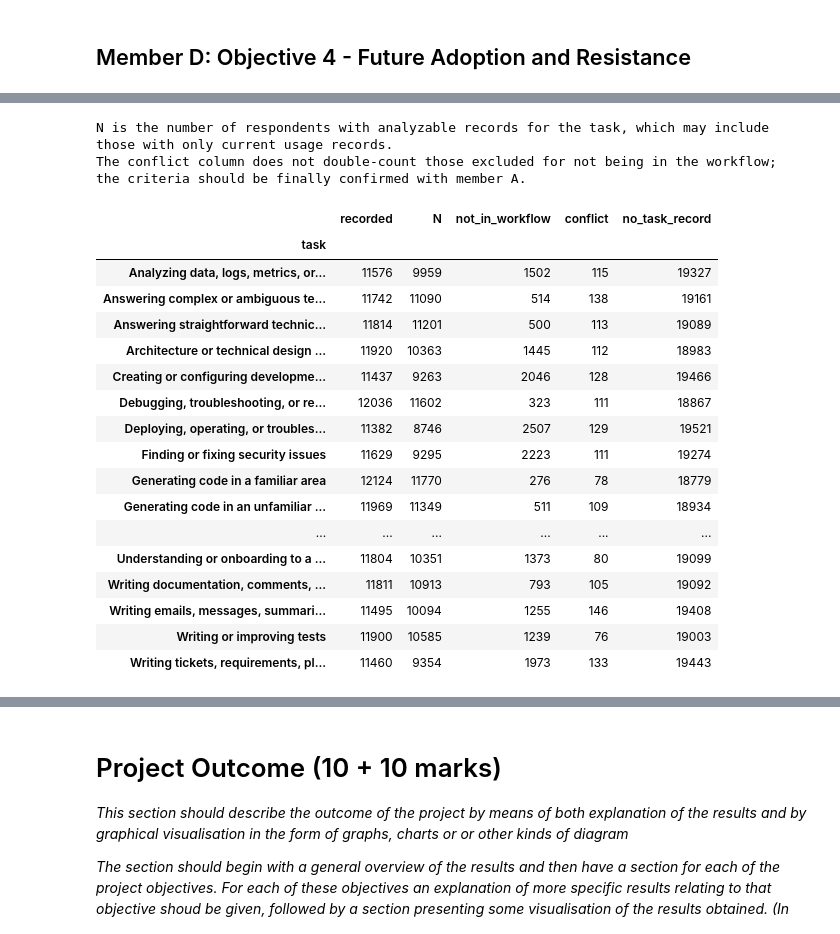
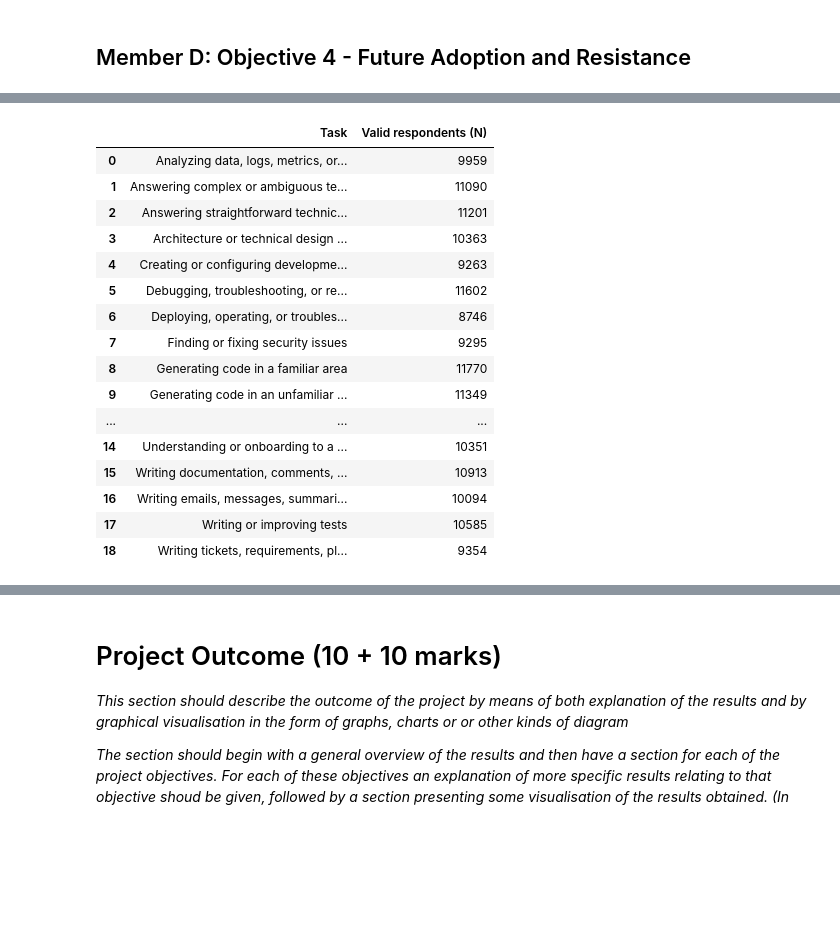
Before and after one commit to Reed-Xuu/Togepi-AI-Use-Across-Software-Development-Tasks, a Jupyter notebook: docs/member_d/group_project_D.ipynb, the cells around one changed output, grey strips where cells are left out. Saved outputs shown, nothing was run; the diff lists cells and outputs as text; code cells hidden in the pictures; blank space fills up the shorter version.

Commit message:
Update Member D analysis
Co-authored-by: Copilot <223556219+Copilot@users.noreply.github.com>

```diff
--- a/docs/member_d/group_project_D.ipynb
+++ b/docs/member_d/group_project_D.ipynb
@@ -278,0 +187,12 @@ A total of 12,547 respondents have a record in at least one of the five `AIWork`
+# %%
+work_columns = ['AIWorkCurrentlyUse', 'AIWorkExpectMore', 'AIWorkExpectLess',
+                'AIWorkDoNotPlanToUse', 'AIWorkNotInWorkflow']
+
+work_clean = work_df.copy()
+work_clean[work_columns] = work_clean[work_columns].replace(
+    {'': pd.NA, 'NA': pd.NA}
+)
+
+has_aiwork = work_clean[work_columns].notna().any(axis=1)
+print(f'Respondents with at least one AIWork answer: {has_aiwork.sum():,}')
+display(work_clean[work_columns].notna().sum().rename('answer_count').to_frame())
@@ -319,56 +244,47 @@ The provisional denominator `N` is the number of respondents with a recorded, ap
 # %%
-# 步骤 4：按受访者和任务检查状态，计算暂定分母。
-# 每个任务的 N 只包括有该任务记录、未标记不属于工作流程且无明显冲突的人。
-# crosstab 以 ID 和任务作为组合索引、状态作为列；gt(0) 将计数变成 True/False。
-# reindex 确保五个状态列都存在，即使某个状态在数据中完全没有出现。
 task_flags = pd.crosstab(
     [aiwork_long_df['ResponseId'], aiwork_long_df['task']], aiwork_long_df['status']
 ).reindex(columns=work_columns, fill_value=0).gt(0)
-# 为每个布尔状态取简短变量名，方便检查组合条件；每个值对应一个人和一个任务。
+
 current = task_flags['AIWorkCurrentlyUse']
 more = task_flags['AIWorkExpectMore']
 less = task_flags['AIWorkExpectLess']
 no_plan = task_flags['AIWorkDoNotPlanToUse']
 not_work = task_flags['AIWorkNotInWorkflow']
 
-# 当前使用可与预计增加或减少同时出现；以下组合暂定为明显冲突。
-# & 是“且”，| 是“或”，~ 是“非”；括号使各个条件的组合更加明确。
-# 如全组决定采用其他冲突规则，应先核对问卷题意，再修改条件和结果说明。
 conflict = (more & less) | (no_plan & (current | more | less))
-# 优先记录不属于工作流程的排除，再统计其余记录的冲突，避免重复计算排除人数。
-# included 只保留未标记不适用、也没有上述冲突的已记录组合。
-task_flags['excluded_not_work'] = not_work
+
 task_flags['excluded_conflict'] = ~not_work & conflict
 task_flags['included'] = ~not_work & ~conflict
-# groupby(level='task') 按组合索引中的任务汇总；size 计行，sum 统计 True 的个数。
-# recorded = 该任务有记录的人数；N = 纳入人数；另两列记录不重复的排除人数。
+
 task_audit = task_flags.groupby(level='task').agg(
     recorded=('included', 'size'), N=('included', 'sum'),
-    not_in_workflow=('excluded_not_work', 'sum'), conflict=('excluded_conflict', 'sum')
+    not_in_workflow=('AIWorkNotInWorkflow', 'sum'),
+    conflict=('excluded_conflict', 'sum')
 )
-# 无任务记录人数 = 总人数减去该任务有记录人数；无记录不等于选择“不使用”。
+
 task_audit['no_task_record'] = len(work_clean) - task_audit['recorded']
-print('N is the number of respondents with analyzable records for the task, which may include those with only current usage records.')
-print('The conflict column does not double-count those excluded for not being in the workflow; the criteria should be finally confirmed with member A.')
-display(task_audit)
+display(
+    task_audit[['N']]
+    .rename_axis('Task')
+    .reset_index()
+    .rename(columns={'N': 'Valid respondents (N)'})
+)
 # %% [output]
-N is the number of respondents with analyzable records for the task, which may include those with only current usage records.
-The conflict column does not double-count those excluded for not being in the workflow; the criteria should be finally confirmed with member A.
-|  | recorded | N | not_in_workflow | conflict | no_task_record |
-| task |  |  |  |  |  |
-| Analyzing data, logs, metrics, or... | 11576 | 9959 | 1502 | 115 | 19327 |
-| Answering complex or ambiguous te... | 11742 | 11090 | 514 | 138 | 19161 |
-| Answering straightforward technic... | 11814 | 11201 | 500 | 113 | 19089 |
-| Architecture or technical design ... | 11920 | 10363 | 1445 | 112 | 18983 |
-| Creating or configuring developme... | 11437 | 9263 | 2046 | 128 | 19466 |
-| Debugging, troubleshooting, or re... | 12036 | 11602 | 323 | 111 | 18867 |
-| Deploying, operating, or troubles... | 11382 | 8746 | 2507 | 129 | 19521 |
-| Finding or fixing security issues | 11629 | 9295 | 2223 | 111 | 19274 |
-| Generating code in a familiar area | 12124 | 11770 | 276 | 78 | 18779 |
-| Generating code in an unfamiliar ... | 11969 | 11349 | 511 | 109 | 18934 |
-| ... | ... | ... | ... | ... | ... |
-| Understanding or onboarding to a ... | 11804 | 10351 | 1373 | 80 | 19099 |
-| Writing documentation, comments, ... | 11811 | 10913 | 793 | 105 | 19092 |
-| Writing emails, messages, summari... | 11495 | 10094 | 1255 | 146 | 19408 |
-| Writing or improving tests | 11900 | 10585 | 1239 | 76 | 19003 |
-| Writing tickets, requirements, pl... | 11460 | 9354 | 1973 | 133 | 19443 |
+|  | Task | Valid respondents (N) |
+| 0 | Analyzing data, logs, metrics, or... | 9959 |
+| 1 | Answering complex or ambiguous te... | 11090 |
+| 2 | Answering straightforward technic... | 11201 |
+| 3 | Architecture or technical design ... | 10363 |
+| 4 | Creating or configuring developme... | 9263 |
+| 5 | Debugging, troubleshooting, or re... | 11602 |
+| 6 | Deploying, operating, or troubles... | 8746 |
+| 7 | Finding or fixing security issues | 9295 |
+| 8 | Generating code in a familiar area | 11770 |
+| 9 | Generating code in an unfamiliar ... | 11349 |
+| ... | ... | ... |
+| 14 | Understanding or onboarding to a ... | 10351 |
+| 15 | Writing documentation, comments, ... | 10913 |
+| 16 | Writing emails, messages, summari... | 10094 |
+| 17 | Writing or improving tests | 10585 |
+| 18 | Writing tickets, requirements, pl... | 9354 |
```
Also changed, not shown: parts of 30 cells of this notebook.
